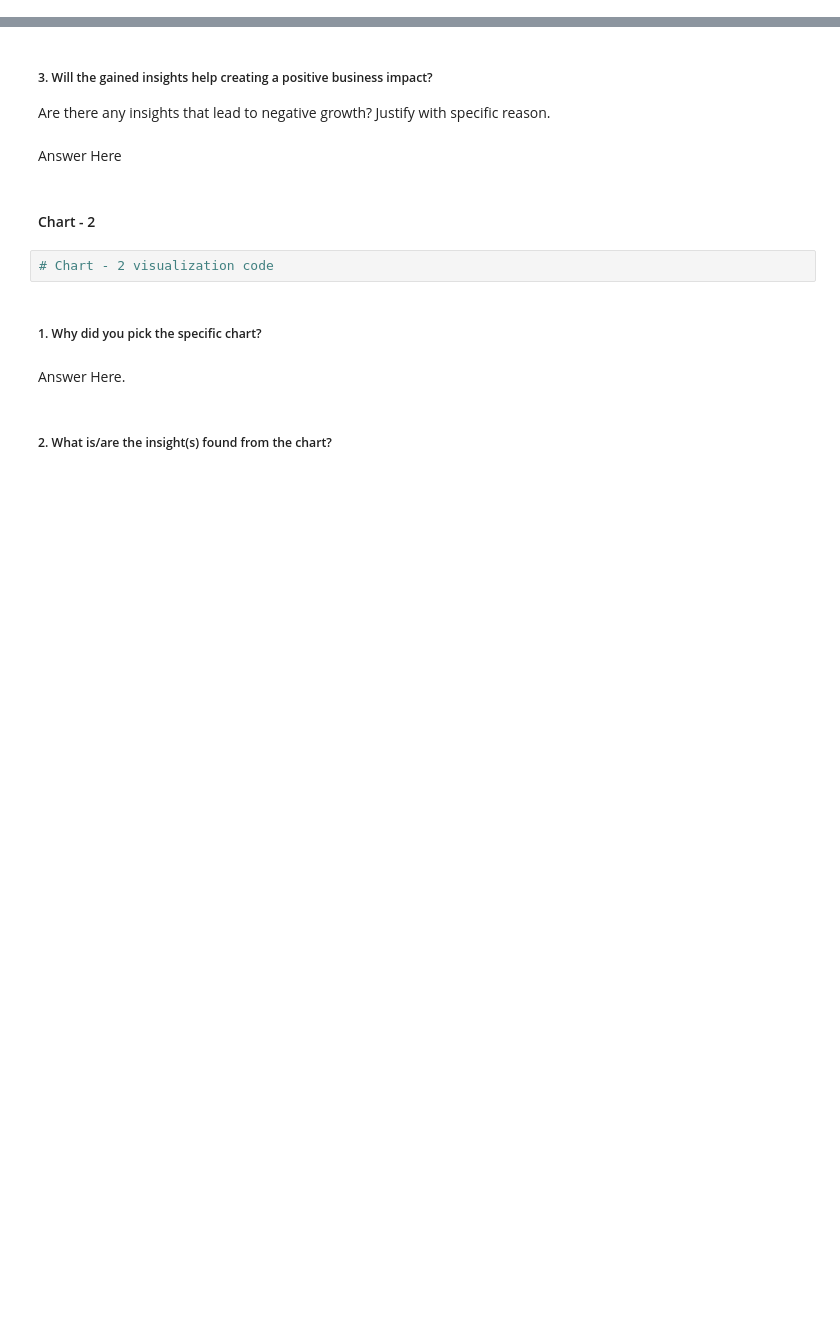
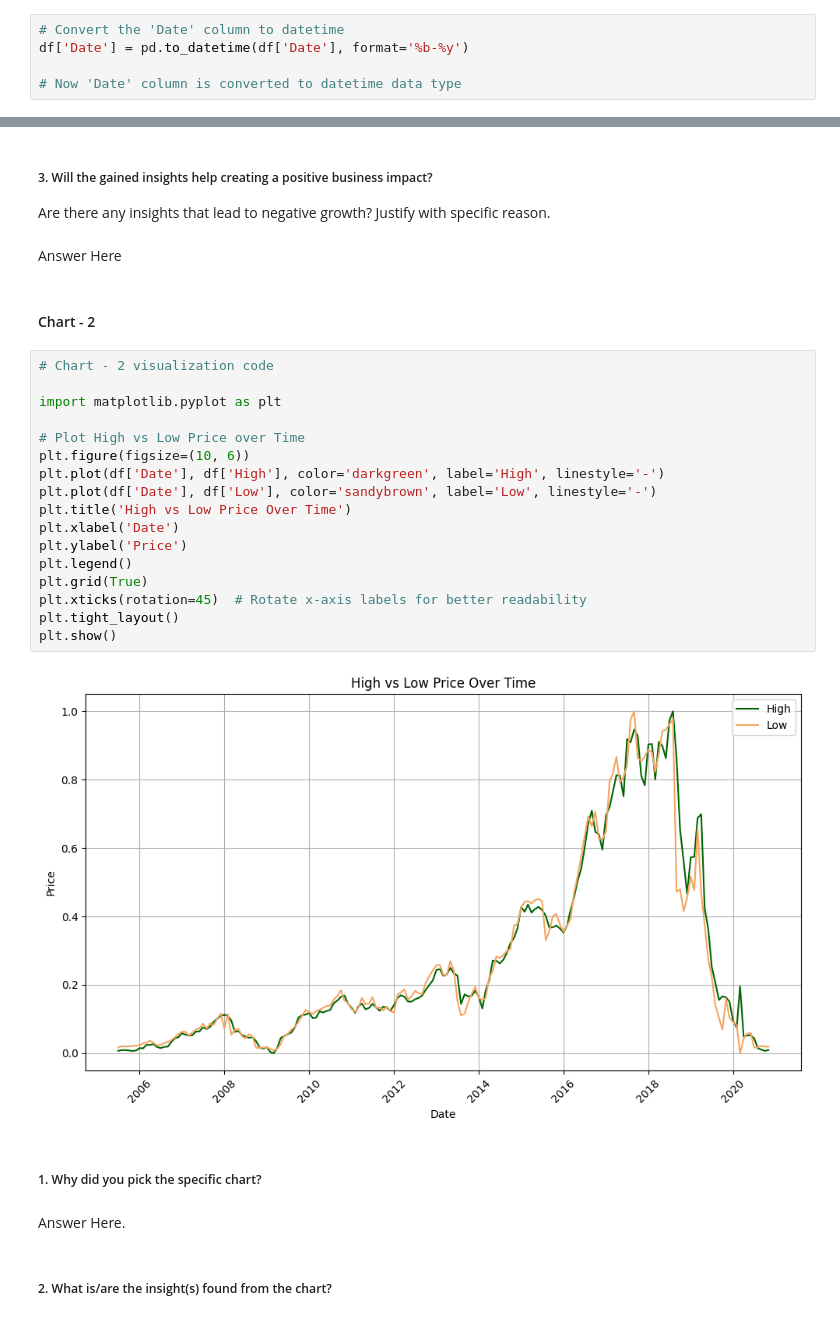
Before and after one commit to deveshsharma09/Yes-Bank-Stock-Closing-Price-Prediction, a Jupyter notebook: Yes_Bank_Stock_Closing_Price_Prediction.ipynb, the cells around one changed output, grey strips where cells are left out. Drawn from its saved outputs; the diff is of its cells as text; blank space fills up the shorter version.

Commit message:
Data Visualization has been done

```diff
--- a/Yes_Bank_Stock_Closing_Price_Prediction.ipynb
+++ b/Yes_Bank_Stock_Closing_Price_Prediction.ipynb
@@ -174,3 +228,8 @@ for column, unique_values in unique_values_per_variable.items():
 ## 3. ***Data Wrangling***
 # %% [markdown]
 ### Data Wrangling Code
+# %%
+# Convert the 'Date' column to datetime
+df['Date'] = pd.to_datetime(df['Date'], format='%b-%y')
+
+# Now 'Date' column is converted to datetime data type
@@ -253,8 +340,25 @@ Are there any insights that lead to negative growth? Justify with specific reaso
 Answer Here
 # %% [markdown]
 #### Chart - 2
-# %%
-# Chart - 2 visualization code
+# %%
+# Chart - 2 visualization code
+
+import matplotlib.pyplot as plt
+
+# Plot High vs Low Price over Time
+plt.figure(figsize=(10, 6))
+plt.plot(df['Date'], df['High'], color='darkgreen', label='High', linestyle='-')
+plt.plot(df['Date'], df['Low'], color='sandybrown', label='Low', linestyle='-')
+plt.title('High vs Low Price Over Time')
+plt.xlabel('Date')
+plt.ylabel('Price')
+plt.legend()
+plt.grid(True)
+plt.xticks(rotation=45)  # Rotate x-axis labels for better readability
+plt.tight_layout()
+plt.show()
+# %% [output]
+[figure, added]
 # %% [markdown]
 ##### 1. Why did you pick the specific chart?
 # %% [markdown]
```
Also changed, not shown: parts of 43 cells of this notebook.
